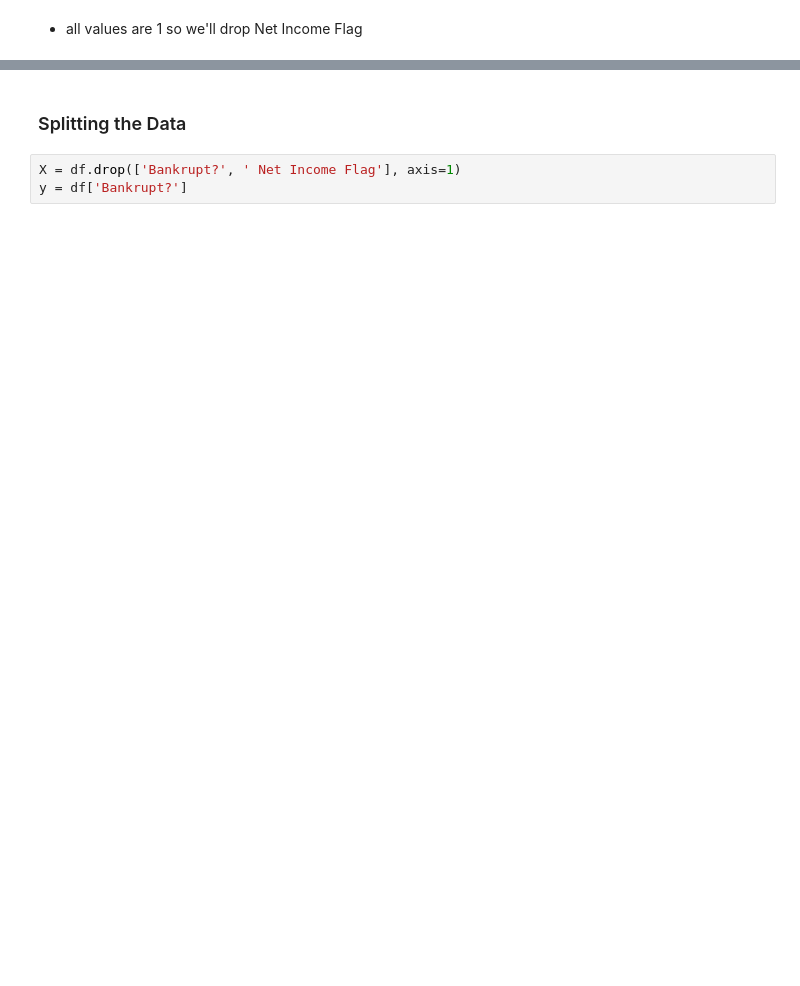
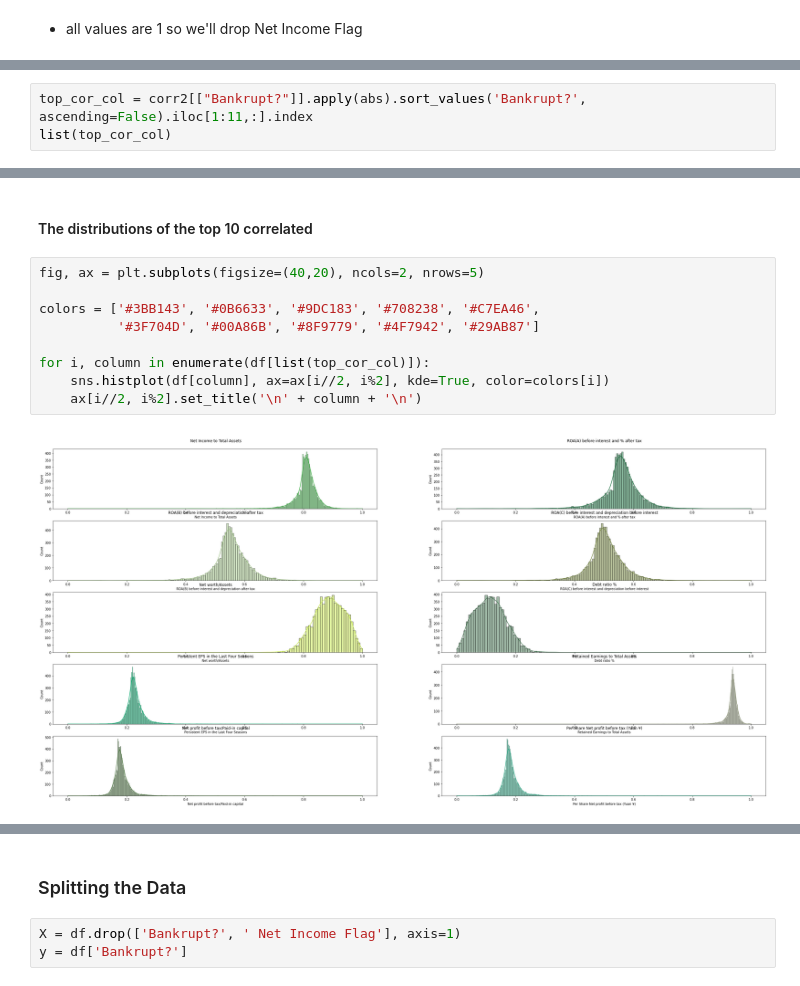
Before and after one commit to erin-vu/Bankruptcy-Prediction-in-Taiwan, a Jupyter notebook: ev working notebook.ipynb, the cells around one changed output, grey strips where cells are left out. Drawn from its saved outputs; the diff is of its cells as text; blank space fills up the shorter version.

```diff
--- a/ev working notebook.ipynb
+++ b/ev working notebook.ipynb
@@ -128,0 +145,3 @@ df.hist(figsize=(25,20), bins='auto')
+# %%
+top_cor_col = corr2[["Bankrupt?"]].apply(abs).sort_values('Bankrupt?', ascending=False).iloc[1:11,:].index
+list(top_cor_col)
@@ -128,0 +159,13 @@ df.hist(figsize=(25,20), bins='auto')
+# %% [markdown]
+#### The distributions of the top 10 correlated
+# %%
+fig, ax = plt.subplots(figsize=(40,20), ncols=2, nrows=5)
+
+colors = ['#3BB143', '#0B6633', '#9DC183', '#708238', '#C7EA46',
+          '#3F704D', '#00A86B', '#8F9779', '#4F7942', '#29AB87']
+
+for i, column in enumerate(df[list(top_cor_col)]):
+    sns.histplot(df[column], ax=ax[i//2, i%2], kde=True, color=colors[i])
+    ax[i//2, i%2].set_title('\n' + column + '\n')
+# %% [output]
+[figure, added]
```
Also changed, not shown: parts of 112 cells of this notebook.
